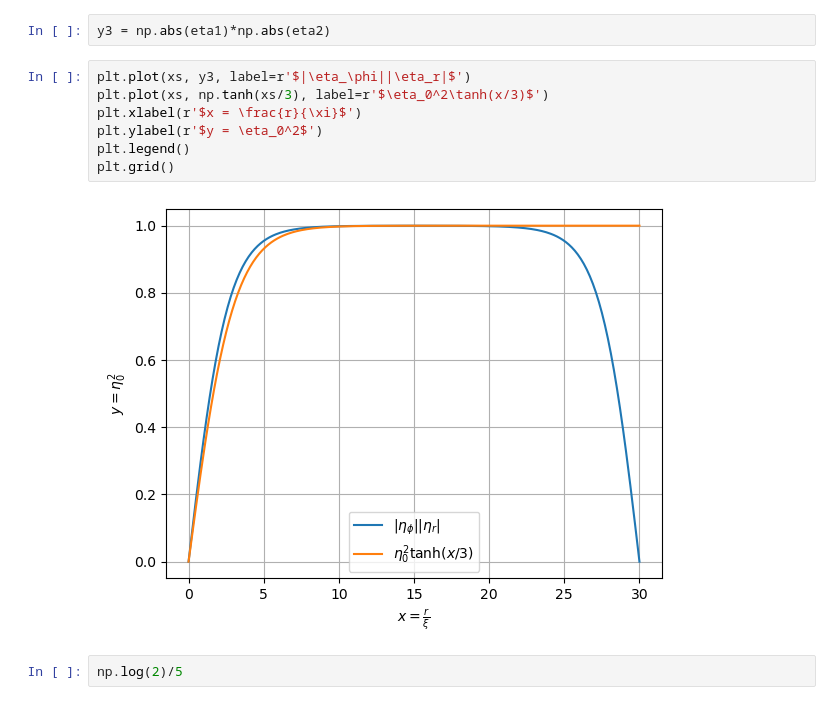
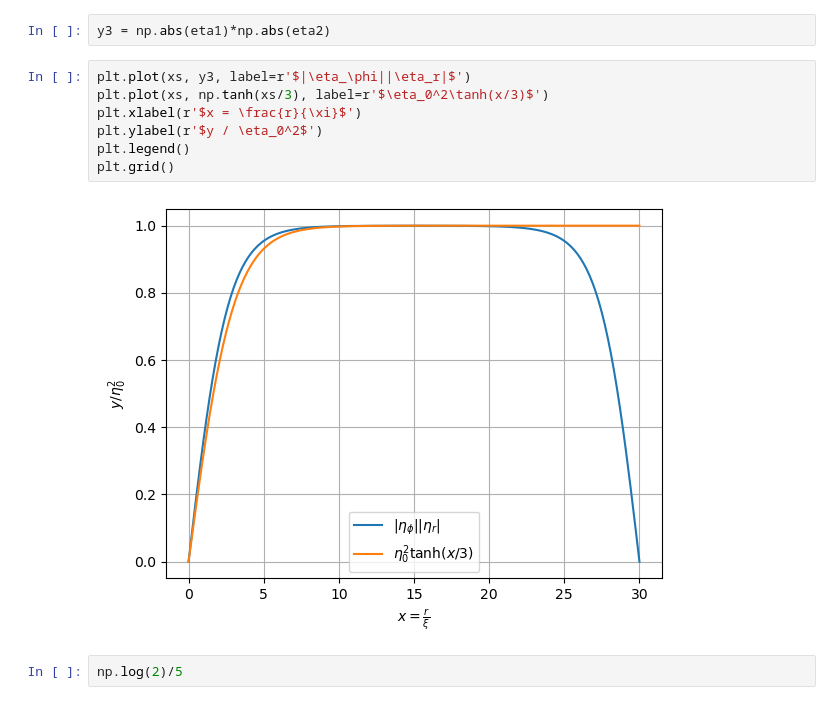
Before and after one commit to junguanghe/annulus_3he_a, a Jupyter notebook: low_flow.ipynb, the cells around one changed output. Cells and saved outputs as stored; diff of their text form.

```diff
--- a/low_flow.ipynb
+++ b/low_flow.ipynb
@@ -72,12 +72,12 @@ y3 = np.abs(eta1)*np.abs(eta2)
 # %%
 plt.plot(xs, y3, label=r'$|\eta_\phi||\eta_r|$')
 plt.plot(xs, np.tanh(xs/3), label=r'$\eta_0^2\tanh(x/3)$')
 plt.xlabel(r'$x = \frac{r}{\xi}$')
-plt.ylabel(r'$y = \eta_0^2$')
+plt.ylabel(r'$y / \eta_0^2$')
 plt.legend()
 plt.grid()
 # %% [output]
-[figure, old version]
+[figure, new version]
 # %%
 np.log(2)/5
 # %% [output]
```
Also changed, not shown: parts of 2 cells of this notebook, 5 other files.
